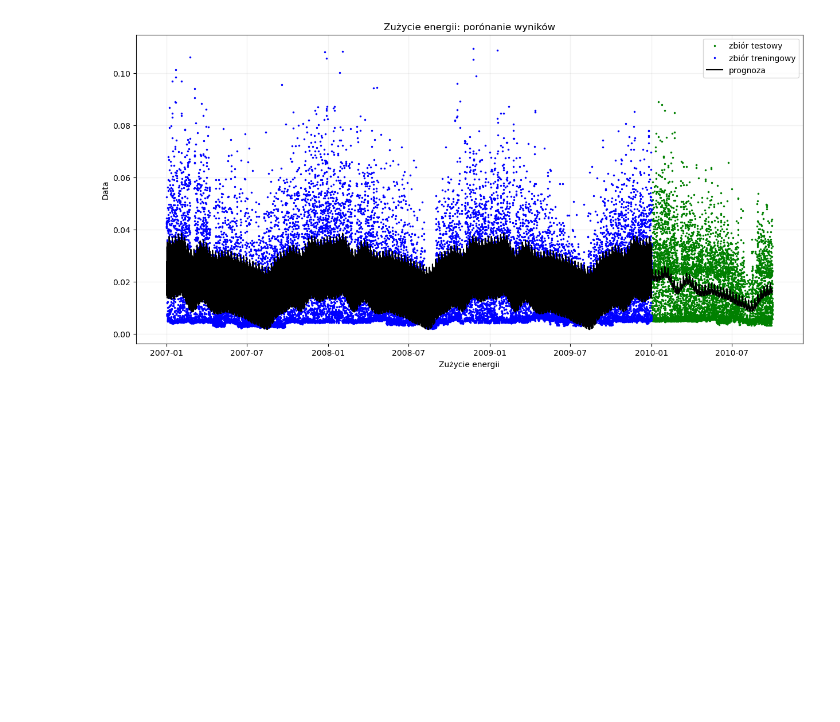
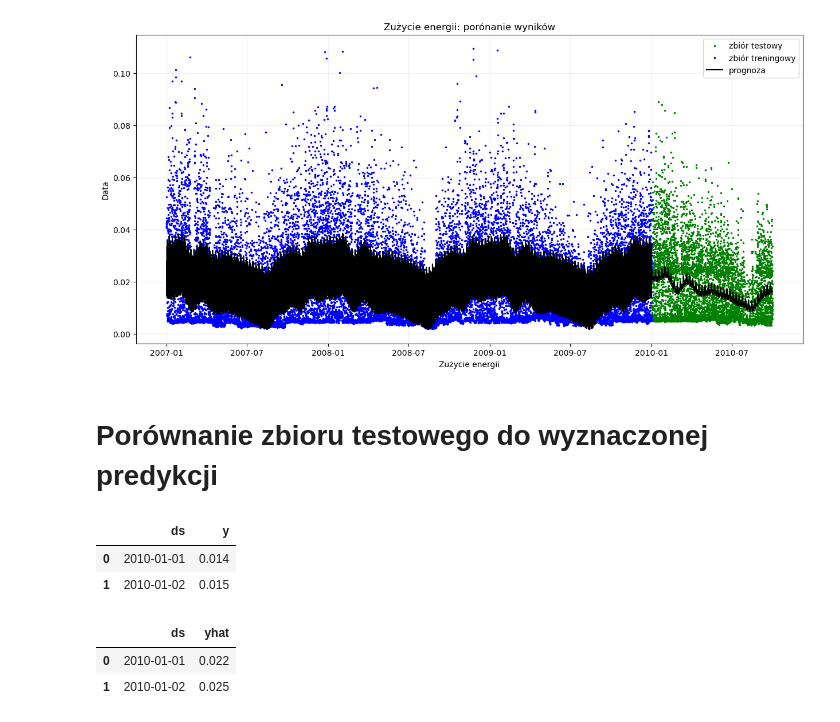
Before and after one commit to infoshareacademy/jdszr12-git_squad, a Jupyter notebook: ml_projekt/monthly_review.ipynb, the cells around one changed output. Saved outputs shown, nothing was run; the diff lists cells and outputs as text; code cells hidden in the pictures; blank space fills up the shorter version.

```diff
--- a/ml_projekt/monthly_review.ipynb
+++ b/ml_projekt/monthly_review.ipynb
@@ -225,3 +225,5 @@ plt.legend()
 plt.show()
 # %% [output]
 [figure]
+# %% [markdown]
+# Porównanie zbioru testowego do wyznaczonej predykcji
@@ -227,0 +232,12 @@ plt.show()
+# %%
+test = fb_test.copy()
+# %%
+test = test.resample('D', on = 'ds').mean()
+# %%
+test = test.reset_index()
+# %%
+test.head(2)
+# %% [output]
+|  | ds | y |
+| 0 | 2010-01-01 | 0.014 |
+| 1 | 2010-01-02 | 0.015 |
@@ -227,0 +254,6 @@ plt.show()
+# %%
+pred.head(2)
+# %% [output]
+|  | ds | yhat |
+| 0 | 2010-01-01 | 0.022 |
+| 1 | 2010-01-02 | 0.025 |
```
Also changed, not shown: parts of 14 cells of this notebook, 1 other file.
